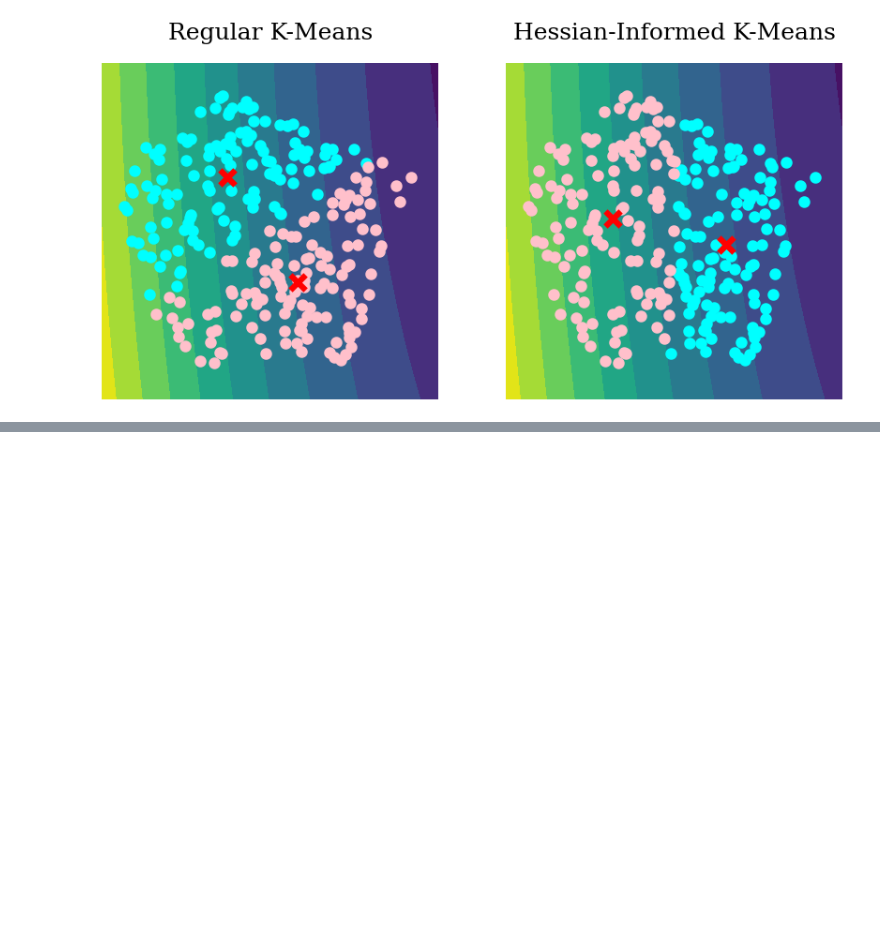
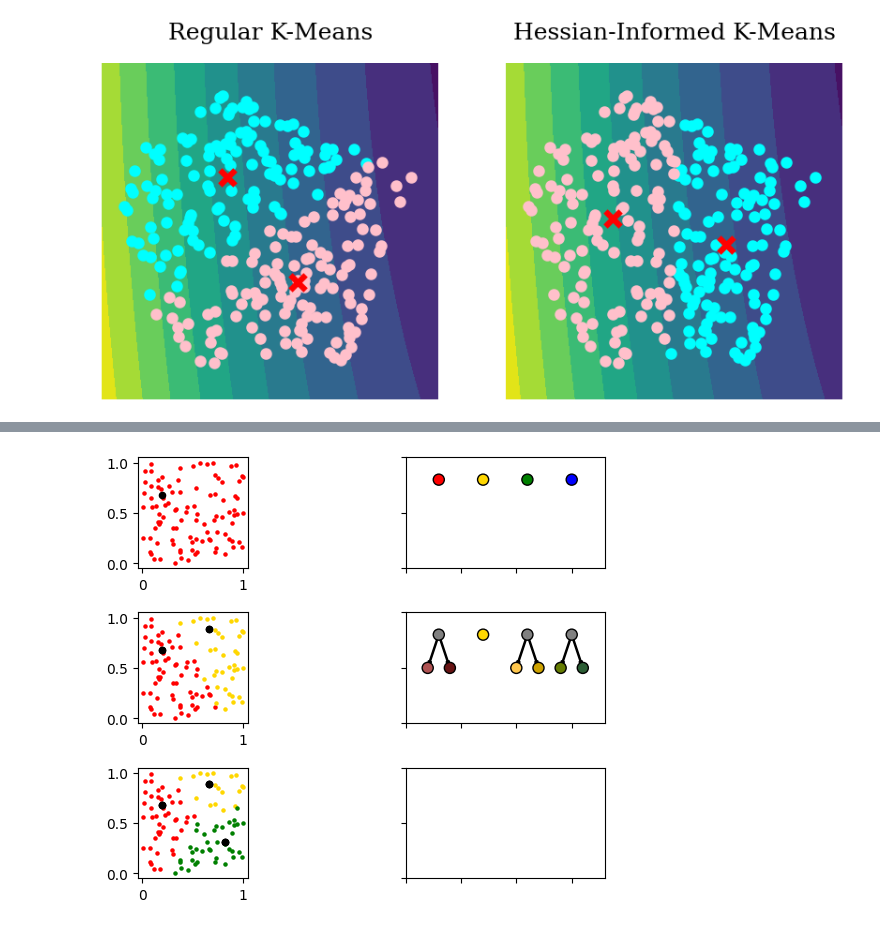
Before and after one commit to ut-padas/affini, a Jupyter notebook: ics_alg_descriptive_figs.ipynb, the cells around one changed output, grey strips where cells are left out. Cells and saved outputs as stored; diff of their text form; code cells hidden in the pictures; blank space fills up the shorter version.

```diff
--- a/ics_alg_descriptive_figs.ipynb
+++ b/ics_alg_descriptive_figs.ipynb
@@ -355,0 +320,99 @@ WARNING:src.adaptive_clustering:Reached MAX_LEVELS=7, terminating.
+# %%
+### --- FIGURE 3: Tree Figure --- ###
+
+from src.adaptive_clustering import adaptive_clustering
+from matplotlib.patches import Circle, Arrow
+
+# Training data
+train_data = np.random.uniform(0, 1, (100, 2))
+
+# extremely slow (with for loop) but fine for plotting
+def _assign_labels(sources, targets):
+    assignments = np.zeros(len(targets))
+    for j, target in enumerate(targets):
+        assignments[j] = np.argmin(np.linalg.norm(sources-target, 2, axis=1))
+    return assignments
+
+def plot_level_of_algorithm(level, ax):
+    output = adaptive_clustering(
+        X = train_data,
+        f_fn = rosenbrock,
+        g_fn = rosenbrock_grad,
+        TOL = 0.1,
+        ERROR_METRIC='Linf-local',
+        NUM_INITIAL_CLUSTERS=4,
+        SEED=0,
+        MAX_LEVELS=level
+    )
+    centers = output['centroids']
+    labels = _assign_labels(centers, train_data)
+    for j in range(len(centers)):
+        ax.scatter(train_data[labels==j][:,0], train_data[labels==j][:,1], marker='o', s=5, c=colors[j])
+        ax.scatter(centers[:,0], centers[:,1], c='black', marker='o', s=20)
+    # ax.set_xlim(0,1)
+    # ax.set_ylim(0,1)
+
+colors = ['red', 'gold', 'green', 'blue',
+            "#671313", "#af5252", "#FFC74D", "#CEA200",
+            '#2b5d34', "#657c02", "#66b6f3", "#2203ab",]
+
+fig, axs = plt.subplots(nrows=3, ncols=2, gridspec_kw={'width_ratios': [1, 2]})
+fig.tight_layout()
+
+# Original clusters
+plot_level_of_algorithm(1, axs[0,0])
+
+# Make the corresponding tree
+circles = [
+    Circle((0.3,0.8), 0.05, facecolor=colors[0], edgecolor='black'),
+    Circle((0.7,0.8), 0.05, facecolor=colors[1], edgecolor='black'),
+    Circle((1.1,0.8), 0.05, facecolor=colors[2], edgecolor='black'),
+    Circle((1.5,0.8), 0.05, facecolor=colors[3], edgecolor='black'),
+]
+for circle in circles:
+    axs[0,1].add_patch(circle)
+
+# Plot second level
+plot_level_of_algorithm(2, axs[1,0])
+
+# Make the tree for the second plot
+lines = [
+    Arrow(0.3, 0.8, -0.1, -0.3, width=0.05, color='black'),
+    Arrow(0.3, 0.8,  0.1, -0.3, width=0.05, color='black'),
+    Arrow(1.1, 0.8, -0.1, -0.3, width=0.05, color='black'),
+    Arrow(1.1, 0.8,  0.1, -0.3, width=0.05, color='black'),
+    Arrow(1.5, 0.8, -0.1, -0.3, width=0.05, color='black'),
+    Arrow(1.5, 0.8,  0.1, -0.3, width=0.05, color='black'),
+]
+circles = [
+    Circle((0.3,0.8), 0.05, facecolor='grey', edgecolor='black'),
+    Circle((0.7,0.8), 0.05, facecolor=colors[1], edgecolor='black'),
+    Circle((1.1,0.8), 0.05, facecolor='grey', edgecolor='black'),
+    Circle((1.5,0.8), 0.05, facecolor='grey', edgecolor='black'),
+    Circle((0.2,0.5), 0.05, facecolor=colors[5], edgecolor='black'),
+    Circle((0.4,0.5), 0.05, facecolor=colors[4], edgecolor='black'),
+    Circle((1.0,0.5), 0.05, facecolor=colors[6], edgecolor='black'),
+    Circle((1.2,0.5), 0.05, facecolor=colors[7], edgecolor='black'),
+    Circle((1.4,0.5), 0.05, facecolor=colors[9], edgecolor='black'),
+    Circle((1.6,0.5), 0.05, facecolor=colors[8], edgecolor='black'),
+]
+for line in lines:
+    axs[1,1].add_patch(line)
+for circle in circles:
+    axs[1,1].add_patch(circle)
+
+
+plot_level_of_algorithm(3, axs[2,0])
+
+
+for i in range(len(axs)):
+    for j in range(len(axs[0])):
+        if j == 1 and i <= 2:
+            axs[i,1].set_yticklabels([])
+            axs[i,1].set_xticklabels([])
+            axs[i,1].set_xlim(0,1.8)
+            axs[i,1].set_ylim(0,1)
+        axs[i,j].set_aspect('equal', adjustable='box')
+
+plt.show()
+# %% [output]
@@ -355,0 +422 @@ WARNING:src.adaptive_clustering:Reached MAX_LEVELS=7, terminating.
+[figure, added]
```
Also changed, not shown: parts of 4 cells of this notebook, 1 other file.
